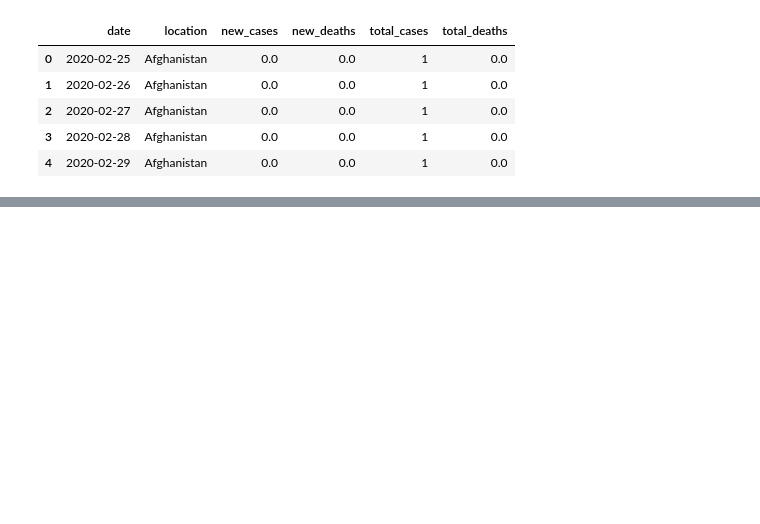
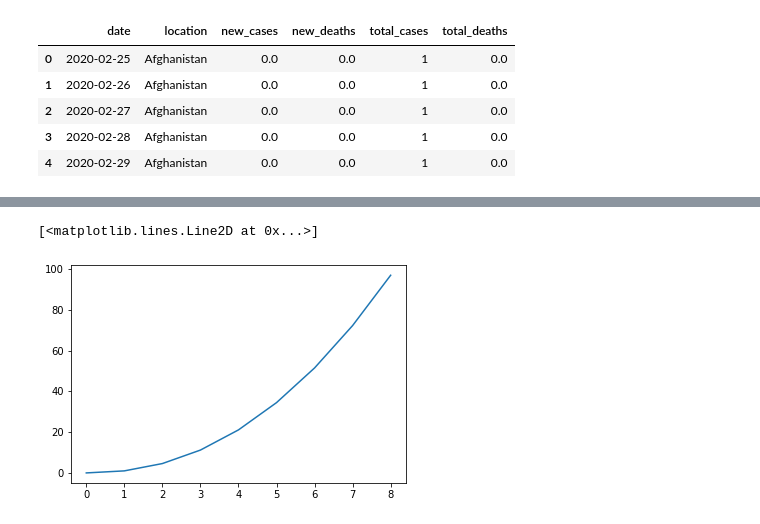
Before and after one commit to rishemjit/COVID_analysis, a Jupyter notebook: Analysis.ipynb, the cells around one changed output, grey strips where cells are left out. Cells and saved outputs as stored; diff of their text form; code cells hidden in the pictures; blank space fills up the shorter version.

```diff
--- a/Analysis.ipynb
+++ b/Analysis.ipynb
@@ -66,0 +75,10 @@ plt.show()
+# %%
+## model the rate of growth
+from scipy.stats import powerlaw
+import math
+x  = range(20,29)
+y = np.array(np.power(x, 2.2))
+plt.plot(x,y)
+# %% [output]
+[<matplotlib.lines.Line2D at 0x...>]
+[figure, added]
```
Also changed, not shown: parts of 6 cells of this notebook.
